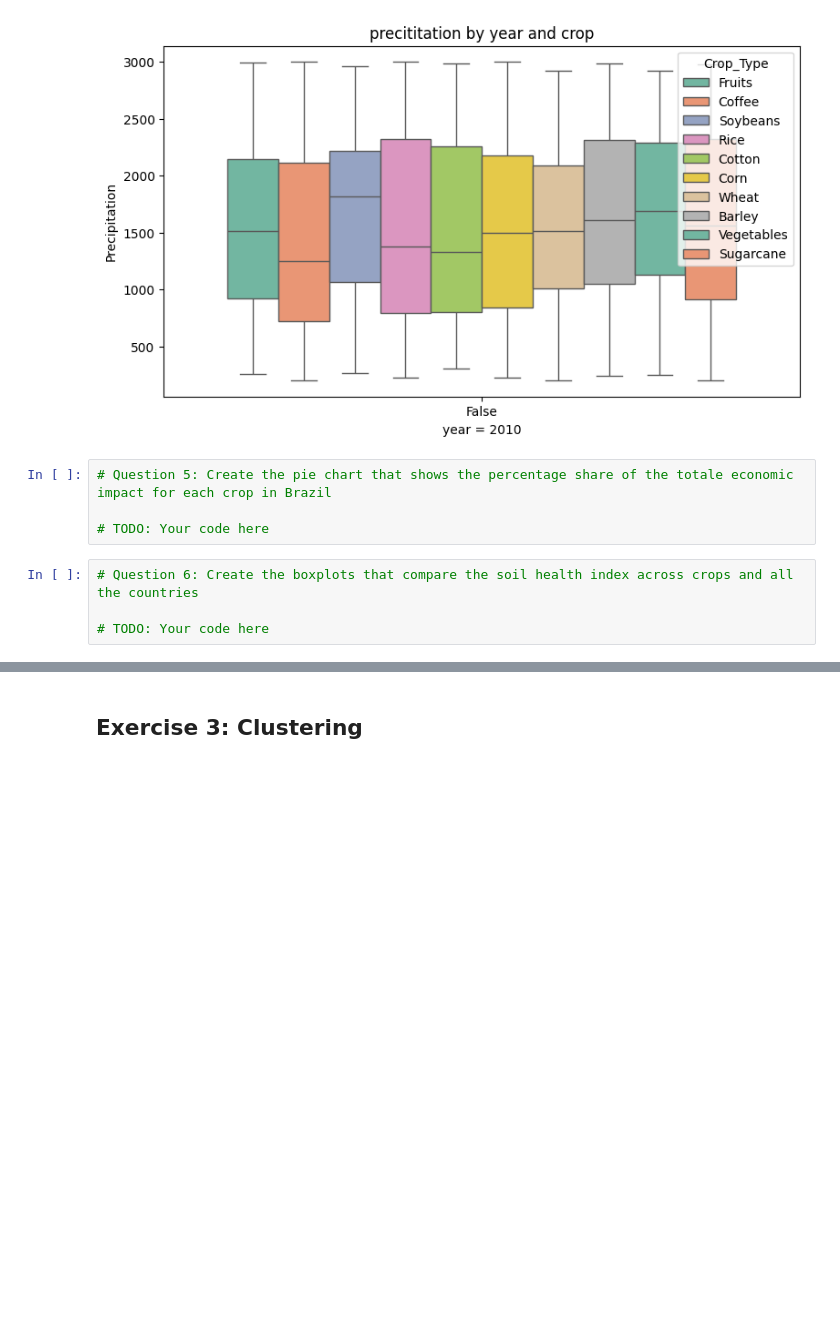
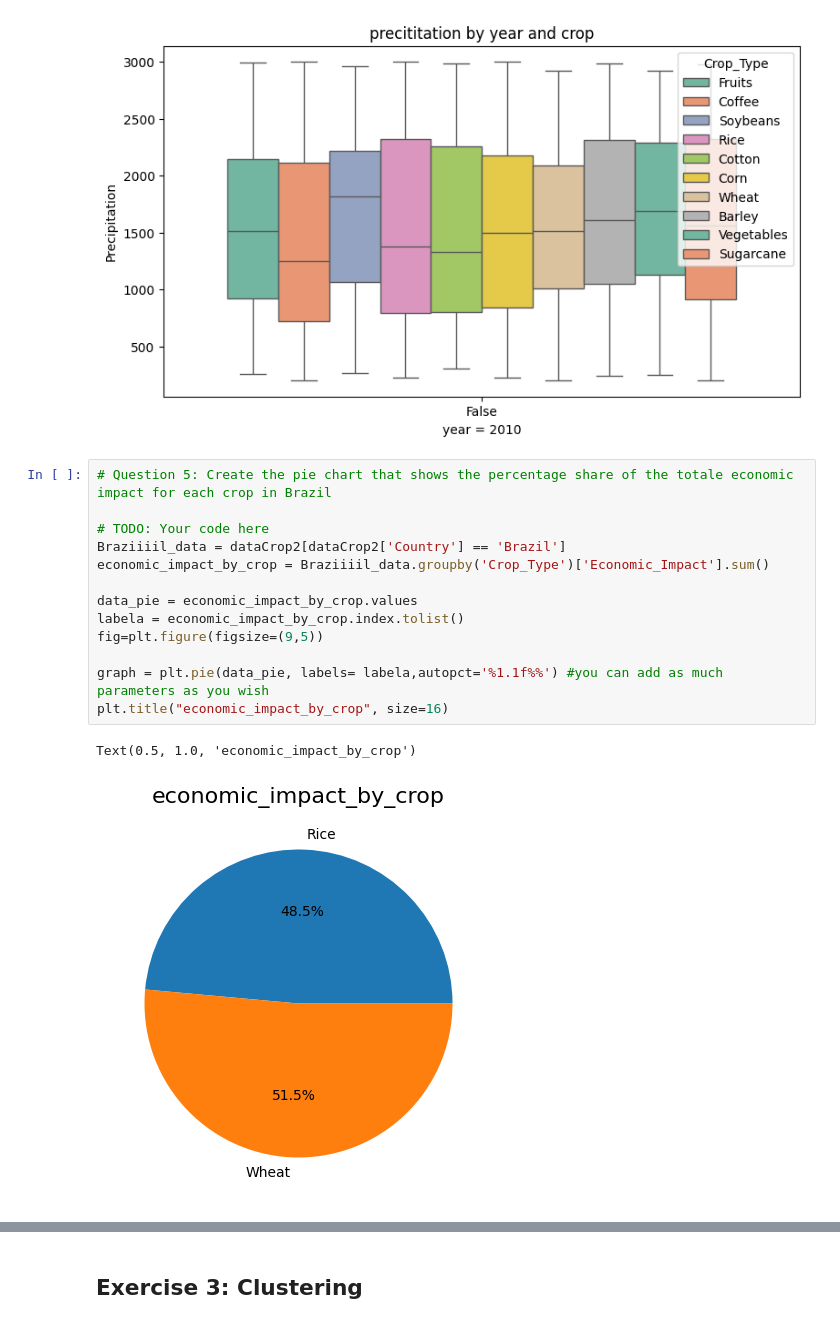
Before and after one commit to Jean7794/Hec-projet-bia-Jean, a Jupyter notebook: Assignment/assignment.ipynb, the cells around one changed output, grey strips where cells are left out. Saved outputs shown, nothing was run; the diff lists cells and outputs as text; blank space fills up the shorter version.

```diff
--- a/Assignment/assignment.ipynb
+++ b/Assignment/assignment.ipynb
@@ -197,8 +197,16 @@ plt.show();
 # %%
 # Question 5: Create the pie chart that shows the percentage share of the totale economic impact for each crop in Brazil
 
 # TODO: Your code here
+Braziiiil_data = dataCrop2[dataCrop2['Country'] == 'Brazil']
+economic_impact_by_crop = Braziiiil_data.groupby('Crop_Type')['Economic_Impact'].sum()
+
+data_pie = economic_impact_by_crop.values
+labela = economic_impact_by_crop.index.tolist()
+fig=plt.figure(figsize=(9,5))
+
+graph = plt.pie(data_pie, labels= labela,autopct='%1.1f%%') #you can add as much parameters as you wish
+plt.title("economic_impact_by_crop", size=16)
+# %% [output]
+Text(0.5, 1.0, 'economic_impact_by_crop')
+[figure, added]
-# %%
-# Question 6: Create the boxplots that compare the soil health index across crops and all the countries
-
-# TODO: Your code here
```
Also changed, not shown: parts of 74 cells of this notebook.
